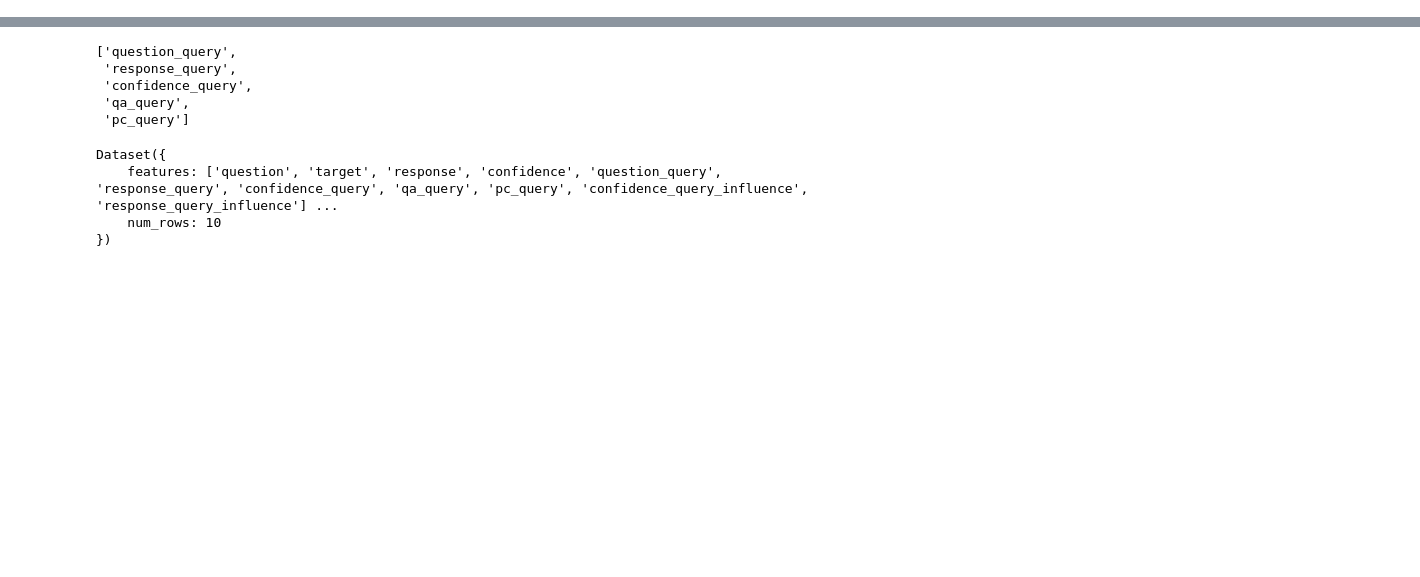
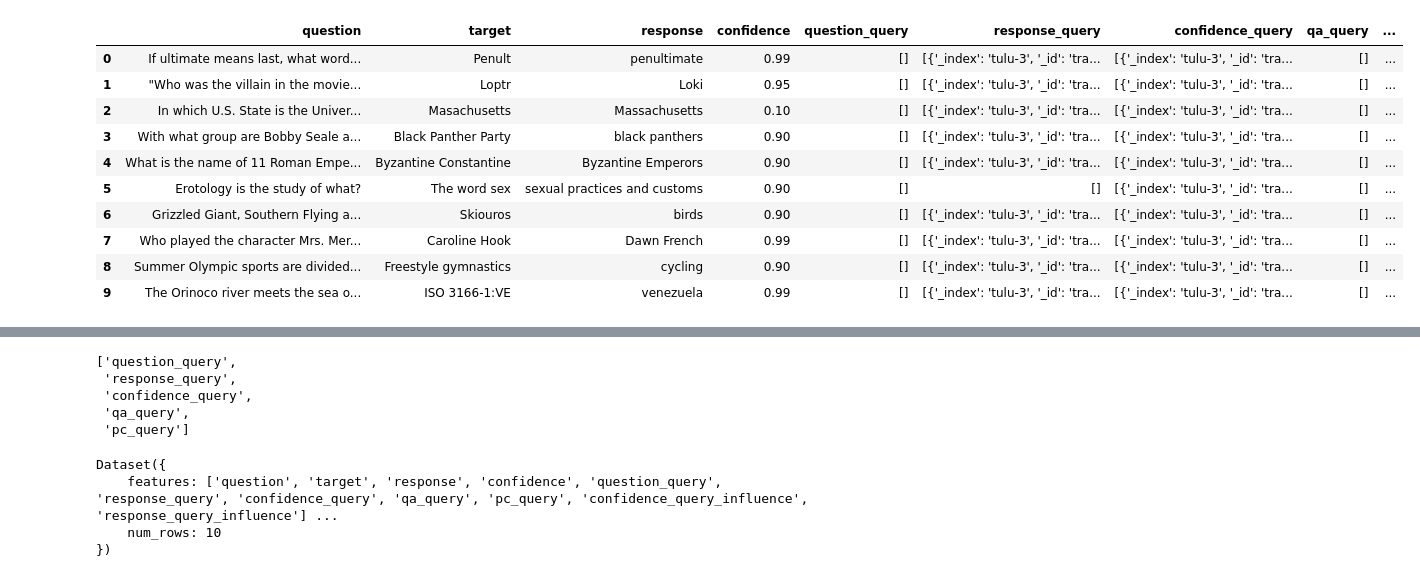
Before and after one commit to loris3/babylm, a Jupyter notebook: confidence.ipynb, the cells around one changed output, grey strips where cells are left out. Drawn from its saved outputs; the diff is of its cells as text; code cells hidden in the pictures; blank space fills up the shorter version.

```diff
--- a/confidence.ipynb
+++ b/confidence.ipynb
@@ -34,0 +35,5 @@ results = load_from_disk("./results_confidence/triviaqa-test-tulu3-query")
+# %%
+results = load_from_disk("./results_confidence/triviaqa-test-tulu3-query").to_pandas()
+confidence_cols = ['response_query','confidence_query']#[key for key in results.columns if "_query" in key and "_influence" not in key]
+for key in confidence_cols:
+        results[key] = results[key].apply(lambda x: [list(a.values())[-1]["text"] for a in eval(x)])
@@ -34,0 +88,14 @@ results = load_from_disk("./results_confidence/triviaqa-test-tulu3-query")
+# %%
+results
+# %% [output]
+|  | question | target | response | confidence | question_query | response_query | confidence_query | qa_query | ... |
+| 0 | If ultimate means last, what word... | Penult | penultimate | 0.99 | [] | [{'_index': 'tulu-3', '_id': 'tra... | [{'_index': 'tulu-3', '_id': 'tra... | [] | ... |
+| 1 | "Who was the villain in the movie... | Loptr | Loki | 0.95 | [] | [{'_index': 'tulu-3', '_id': 'tra... | [{'_index': 'tulu-3', '_id': 'tra... | [] | ... |
+| 2 | In which U.S. State is the Univer... | Masachusetts | Massachusetts | 0.10 | [] | [{'_index': 'tulu-3', '_id': 'tra... | [{'_index': 'tulu-3', '_id': 'tra... | [] | ... |
+| 3 | With what group are Bobby Seale a... | Black Panther Party | black panthers | 0.90 | [] | [{'_index': 'tulu-3', '_id': 'tra... | [{'_index': 'tulu-3', '_id': 'tra... | [] | ... |
+| 4 | What is the name of 11 Roman Empe... | Byzantine Constantine | Byzantine Emperors | 0.90 | [] | [{'_index': 'tulu-3', '_id': 'tra... | [{'_index': 'tulu-3', '_id': 'tra... | [] | ... |
+| 5 | Erotology is the study of what? | The word sex | sexual practices and customs | 0.90 | [] | [] | [{'_index': 'tulu-3', '_id': 'tra... | [] | ... |
+| 6 | Grizzled Giant, Southern Flying a... | Skiouros | birds | 0.90 | [] | [{'_index': 'tulu-3', '_id': 'tra... | [{'_index': 'tulu-3', '_id': 'tra... | [] | ... |
+| 7 | Who played the character Mrs. Mer... | Caroline Hook | Dawn French | 0.99 | [] | [{'_index': 'tulu-3', '_id': 'tra... | [{'_index': 'tulu-3', '_id': 'tra... | [] | ... |
+| 8 | Summer Olympic sports are divided... | Freestyle gymnastics | cycling | 0.90 | [] | [{'_index': 'tulu-3', '_id': 'tra... | [{'_index': 'tulu-3', '_id': 'tra... | [] | ... |
+| 9 | The Orinoco river meets the sea o... | ISO 3166-1:VE | venezuela | 0.99 | [] | [{'_index': 'tulu-3', '_id': 'tra... | [{'_index': 'tulu-3', '_id': 'tra... | [] | ... |
```
Also changed, not shown: parts of 13 cells of this notebook, 8 other files.
